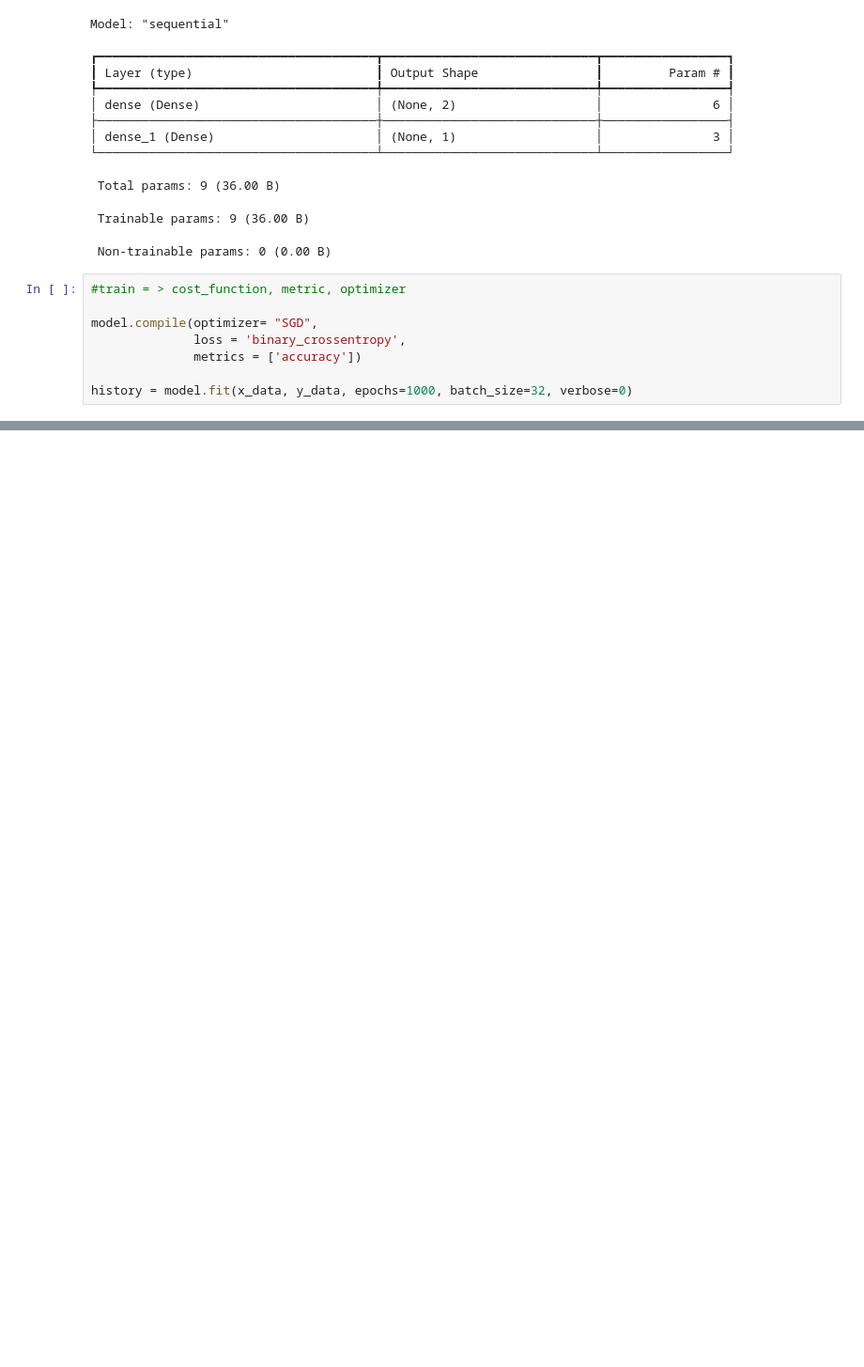
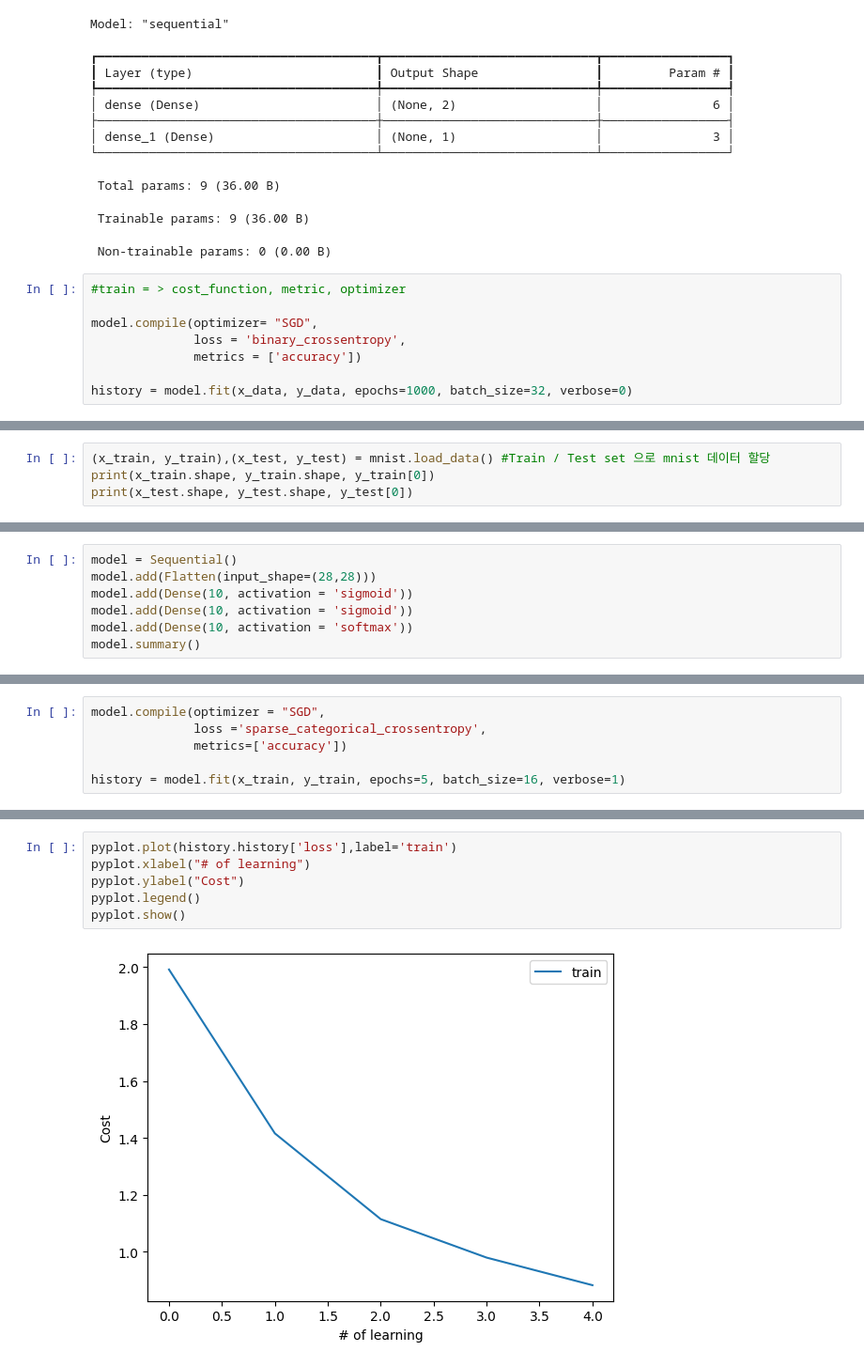
Before and after one commit to sokhan1/PYTHON, a Jupyter notebook: ANN_Assignment.ipynb, the cells around one changed output, grey strips where cells are left out. Shown at 94% size. Saved outputs shown, nothing was run; the diff lists cells and outputs as text; blank space fills up the shorter version.

```diff
--- a/ANN_Assignment.ipynb
+++ b/ANN_Assignment.ipynb
@@ -84,0 +89,4 @@ loss=0.6938880681991577
+# %%
+(x_train, y_train),(x_test, y_test) = mnist.load_data() #Train / Test set 으로 mnist 데이터 할당
+print(x_train.shape, y_train.shape, y_train[0])
+print(x_test.shape, y_test.shape, y_test[0])
@@ -84,0 +98,7 @@ loss=0.6938880681991577
+# %%
+model = Sequential()
+model.add(Flatten(input_shape=(28,28)))
+model.add(Dense(10, activation = 'sigmoid'))
+model.add(Dense(10, activation = 'sigmoid'))
+model.add(Dense(10, activation = 'softmax'))
+model.summary()
@@ -84,0 +121,6 @@ loss=0.6938880681991577
+# %%
+model.compile(optimizer = "SGD",
+              loss ='sparse_categorical_crossentropy',
+              metrics=['accuracy'])
+
+history = model.fit(x_train, y_train, epochs=5, batch_size=16, verbose=1)
@@ -84,0 +138,8 @@ loss=0.6938880681991577
+# %%
+pyplot.plot(history.history['loss'],label='train')
+pyplot.xlabel("# of learning")
+pyplot.ylabel("Cost")
+pyplot.legend()
+pyplot.show()
+# %% [output]
+[figure, added]
```
Also changed, not shown: parts of 8 cells of this notebook.
